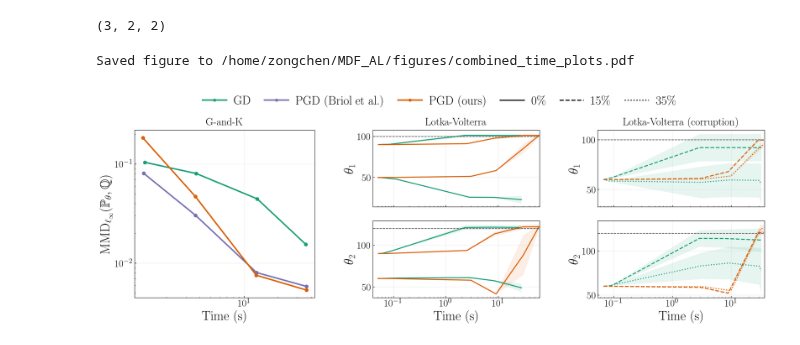
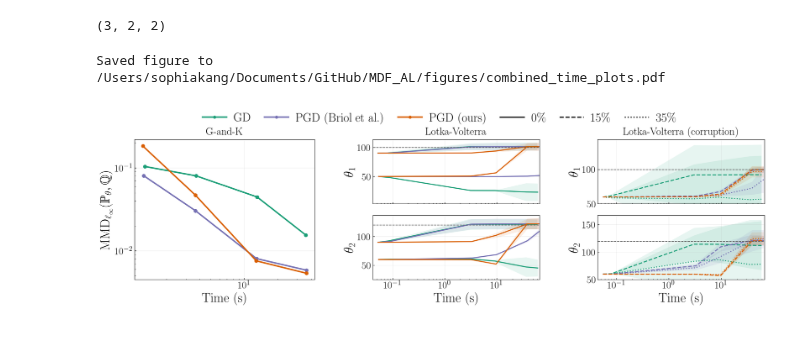
Before and after one commit to seulkang0518/MDF_AL, a Jupyter notebook: combined_time_plotting.ipynb, the cells around one changed output. Cells and saved outputs as stored; diff of their text form; code cells hidden in the pictures.

```diff
--- a/combined_time_plotting.ipynb
+++ b/combined_time_plotting.ipynb
@@ -268,7 +267,7 @@ len(gnk_series), len(lv_series["records"]), len(lv_corruption_series["records"])
 # %% [output]
 (3, 2, 2)
 # %%
-def draw_lv_time_axes(lv_axes, lv_series, title):
+def draw_lv_time_axes(lv_axes, lv_series, title, show_natural=True):
     for record in lv_series["records"]:
         for param_idx, ax in enumerate(lv_axes):
             sgd_time = np.concatenate(([record["init_time"]], record["sgd_time"]))
@@ -291,6 +290,24 @@ def draw_lv_time_axes(lv_axes, lv_series, title):
                 alpha=0.10,
                 linewidth=0,
             )
+            if show_natural and record.get("has_natural", False):
+                natural_time = np.concatenate(([record["init_time"]], record["natural_time"]))
+                natural_theta = np.concatenate(([record["theta0"][param_idx]], record["natural_theta"][:, param_idx]))
+                ax.plot(
+                    natural_time,
+                    natural_theta,
+                    color=COLORS["natural"],
+                    linestyle=record["linestyles"].get("natural", "-"),
+                    linewidth=2.0,
+                )
+                ax.fill_between(
+                    record["natural_time"],
+                    record["natural_theta"][:, param_idx] - record["natural_theta_se"][:, param_idx],
+                    record["natural_theta"][:, param_idx] + record["natural_theta_se"][:, param_idx],
+                    color=COLORS["natural"],
+                    alpha=0.10,
+                    linewidth=0,
+                )
             ax.plot(
                 pgd_time,
                 pgd_theta,
@@ -344,36 +361,39 @@ def draw_combined_time_plot(gnk_series, lv_series, lv_corruption_series, output_
         ax_gnk.grid(True, which="major", alpha=0.22, linewidth=0.8)
 
         draw_lv_time_axes(lv_axes, lv_series, "Lotka-Volterra")
-        draw_lv_time_axes(lv_corruption_axes, lv_corruption_series, "Lotka-Volterra (corruption)")
+        draw_lv_time_axes(lv_corruption_axes, lv_corruption_series, "Lotka-Volterra (corruption)", show_natural=True)
+        for ax in lv_corruption_axes:
+            upper = ax.get_ylim()[1]
+            ax.set_ylim(bottom=50.0, top=upper)
 
         top_handles = [
             Line2D([0], [0], color=COLORS["gd"], lw=2.8, marker="o", label="GD"),
             Line2D([0], [0], color=COLORS["natural"], lw=2.8, marker="o", label="PGD (Briol et al.)"),
             Line2D([0], [0], color=COLORS["pgd"], lw=2.8, marker="o", label="PGD (ours)"),
             Line2D([0], [0], color="black", lw=2.2, linestyle=CORRUPTION_LINESTYLES["0"], label="0\%"),
             Line2D([0], [0], color="black", lw=2.2, linestyle=CORRUPTION_LINESTYLES["15"], label="15\%"),
             Line2D([0], [0], color="black", lw=2.2, linestyle=CORRUPTION_LINESTYLES["35"], label="35\%"),
         ]
         fig.legend(
             top_handles,
             [handle.get_label() for handle in top_handles],
             loc="upper center",
             bbox_to_anchor=(0.5, 1.09),
             ncol=6,
             frameon=False,
             fontsize=24,
             columnspacing=1.1,
             handletextpad=0.6,
         )
 
         if output_path is not None:
             fig.savefig(output_path, bbox_inches="tight")
             print(f"Saved figure to {output_path}")
         return fig
 
 
 fig = draw_combined_time_plot(gnk_series, lv_series, lv_corruption_series, output_path=OUTPUT_FIGURE)
 plt.show()
 # %% [output]
-Saved figure to /home/zongchen/MDF_AL/figures/combined_time_plots.pdf
+Saved figure to /Users/sophiakang/Documents/GitHub/MDF_AL/figures/combined_time_plots.pdf
-[figure, old version]
+[figure, new version]
```
Also changed, not shown: parts of 3 cells of this notebook, 57 other files.
